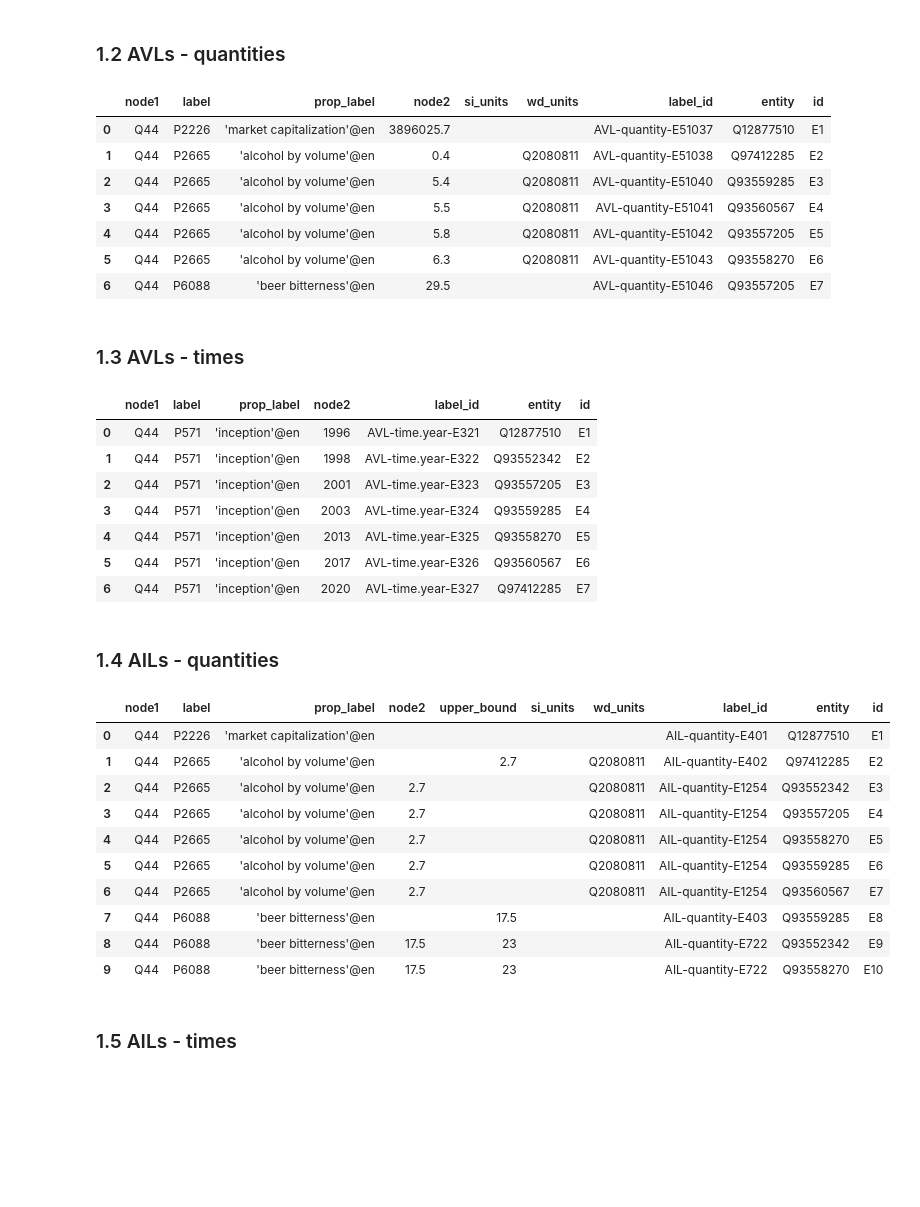
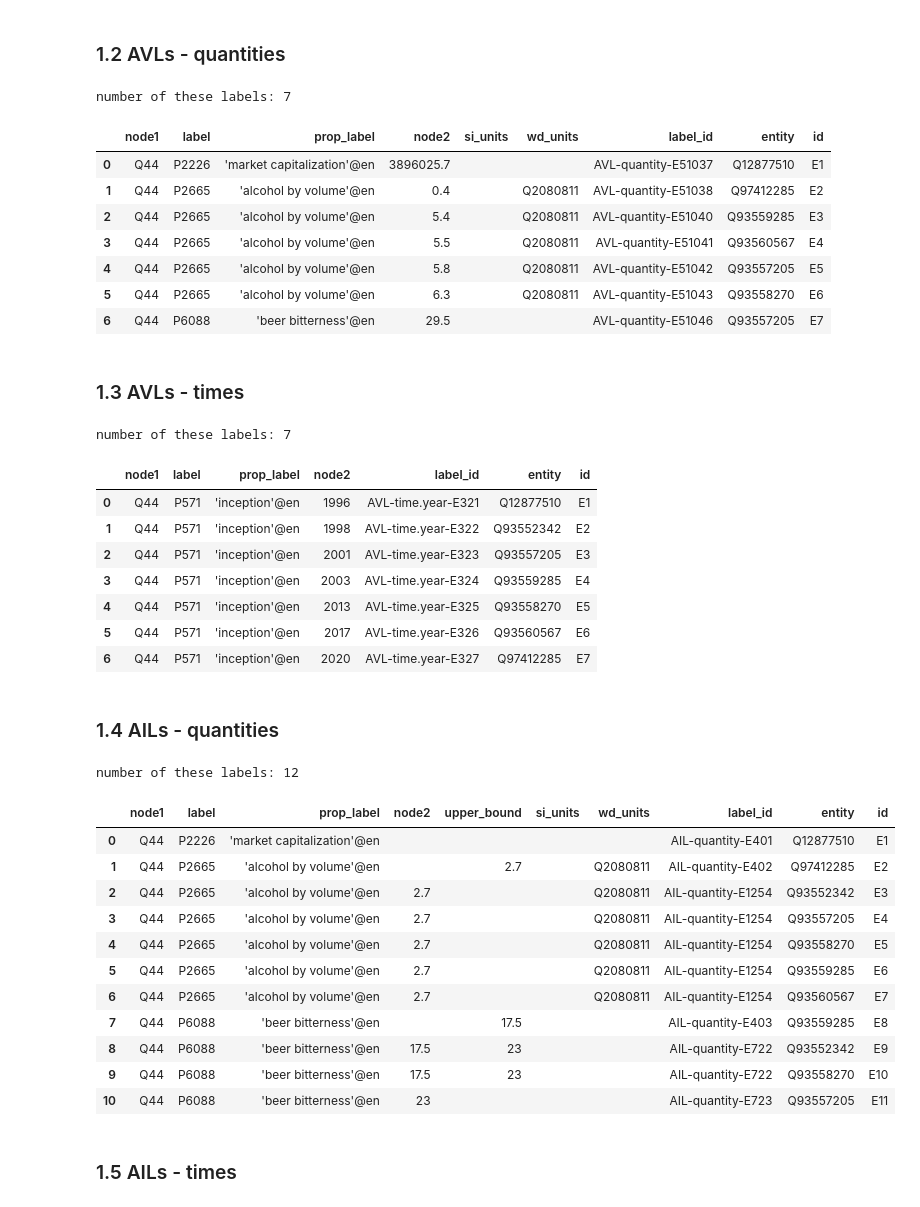
Before and after one commit to nicklein/kgtk, a Jupyter notebook: entity_profiling/select_final_label_set.ipynb, the cells around one changed output. Cells and saved outputs as stored; diff of their text form; code cells hidden in the pictures; blank space fills up the shorter version.

```diff
--- a/entity_profiling/select_final_label_set.ipynb
+++ b/entity_profiling/select_final_label_set.ipynb
@@ -123,8 +127,11 @@ display(pd.read_csv("{}/candidate_RELs_and_their_entities.tsv".format(os.environ
 # %%
 !kgtk add-id -i $WORK/candidate_quantity_AVLs_and_their_entities.tsv -o $WORK/candidate_quantity_AVLs_and_their_entities.tsv --overwrite-id
 # %%
-display(pd.read_csv("{}/candidate_quantity_AVLs_and_their_entities.tsv".format(os.environ["WORK"]), delimiter = '\t', nrows=10).fillna(""))
+labels_df = pd.read_csv("{}/candidate_quantity_AVLs_and_their_entities.tsv".format(os.environ["WORK"]), delimiter = '\t')
+print("number of these labels: {}".format(labels_df.shape[0]))
+display(labels_df.loc[:10].fillna(""))
 # %% [output]
+number of these labels: 7
 |  | node1 | label | prop_label | node2 | si_units | wd_units | label_id | entity | id |
 | 0 | Q44 | P2226 | 'market capitalization'@en | 3896025.7 |  |  | AVL-quantity-E51037 | Q12877510 | E1 |
 | 1 | Q44 | P2665 | 'alcohol by volume'@en | 0.4 |  | Q2080811 | AVL-quantity-E51038 | Q97412285 | E2 |
@@ -146,8 +153,11 @@ display(pd.read_csv("{}/candidate_quantity_AVLs_and_their_entities.tsv".format(o
 # %%
 !kgtk add-id -i $WORK/candidate_time.year_AVLs_and_their_entities.tsv -o $WORK/candidate_time.year_AVLs_and_their_entities.tsv --overwrite-id
 # %%
-display(pd.read_csv("{}/candidate_time.year_AVLs_and_their_entities.tsv".format(os.environ["WORK"]), delimiter = '\t', nrows=10).fillna(""))
+labels_df = pd.read_csv("{}/candidate_time.year_AVLs_and_their_entities.tsv".format(os.environ["WORK"]), delimiter = '\t')
+print("number of these labels: {}".format(labels_df.shape[0]))
+display(labels_df.loc[:10].fillna(""))
 # %% [output]
+number of these labels: 7
 |  | node1 | label | prop_label | node2 | label_id | entity | id |
 | 0 | Q44 | P571 | 'inception'@en | 1996 | AVL-time.year-E321 | Q12877510 | E1 |
 | 1 | Q44 | P571 | 'inception'@en | 1998 | AVL-time.year-E322 | Q93552342 | E2 |
@@ -169,19 +179,23 @@ display(pd.read_csv("{}/candidate_time.year_AVLs_and_their_entities.tsv".format(
 # %%
 !kgtk add-id -i $WORK/candidate_quantity_AILs_and_their_entities.tsv -o $WORK/candidate_quantity_AILs_and_their_entities.tsv --overwrite-id
 # %%
-display(pd.read_csv("{}/candidate_quantity_AILs_and_their_entities.tsv".format(os.environ["WORK"]), delimiter = '\t', nrows=10).fillna(""))
+labels_df = pd.read_csv("{}/candidate_quantity_AILs_and_their_entities.tsv".format(os.environ["WORK"]), delimiter = '\t')
+print("number of these labels: {}".format(labels_df.shape[0]))
+display(labels_df.loc[:10].fillna(""))
 # %% [output]
+number of these labels: 12
 |  | node1 | label | prop_label | node2 | upper_bound | si_units | wd_units | label_id | entity | id |
 | 0 | Q44 | P2226 | 'market capitalization'@en |  |  |  |  | AIL-quantity-E401 | Q12877510 | E1 |
 | 1 | Q44 | P2665 | 'alcohol by volume'@en |  | 2.7 |  | Q2080811 | AIL-quantity-E402 | Q97412285 | E2 |
 | 2 | Q44 | P2665 | 'alcohol by volume'@en | 2.7 |  |  | Q2080811 | AIL-quantity-E1254 | Q93552342 | E3 |
 | 3 | Q44 | P2665 | 'alcohol by volume'@en | 2.7 |  |  | Q2080811 | AIL-quantity-E1254 | Q93557205 | E4 |
 | 4 | Q44 | P2665 | 'alcohol by volume'@en | 2.7 |  |  | Q2080811 | AIL-quantity-E1254 | Q93558270 | E5 |
 | 5 | Q44 | P2665 | 'alcohol by volume'@en | 2.7 |  |  | Q2080811 | AIL-quantity-E1254 | Q93559285 | E6 |
 | 6 | Q44 | P2665 | 'alcohol by volume'@en | 2.7 |  |  | Q2080811 | AIL-quantity-E1254 | Q93560567 | E7 |
 | 7 | Q44 | P6088 | 'beer bitterness'@en |  | 17.5 |  |  | AIL-quantity-E403 | Q93559285 | E8 |
 | 8 | Q44 | P6088 | 'beer bitterness'@en | 17.5 | 23 |  |  | AIL-quantity-E722 | Q93552342 | E9 |
 | 9 | Q44 | P6088 | 'beer bitterness'@en | 17.5 | 23 |  |  | AIL-quantity-E722 | Q93558270 | E10 |
+| 10 | Q44 | P6088 | 'beer bitterness'@en | 23 |  |  |  | AIL-quantity-E723 | Q93557205 | E11 |
 # %% [markdown]
 ### 1.5 AILs - times
 # %%
```
Also changed, not shown: parts of 16 cells of this notebook, 1 other file.
